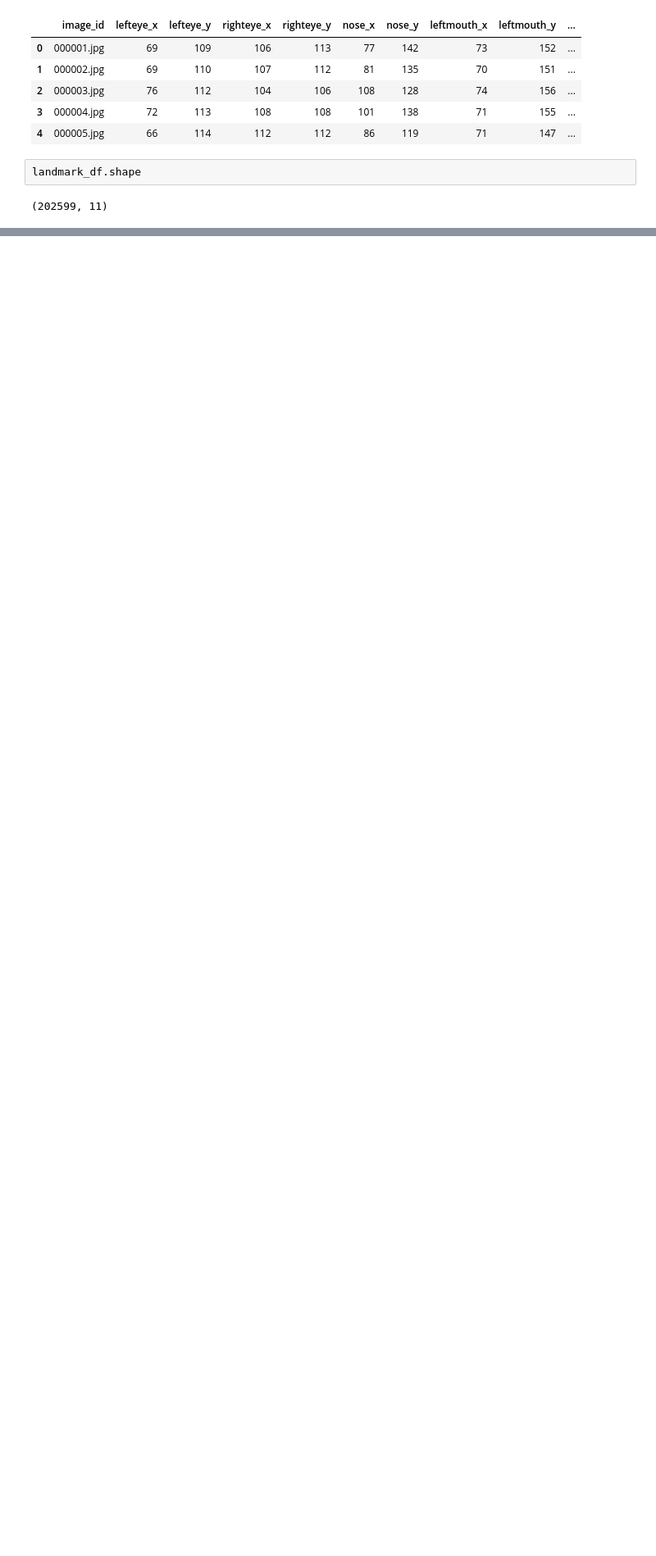
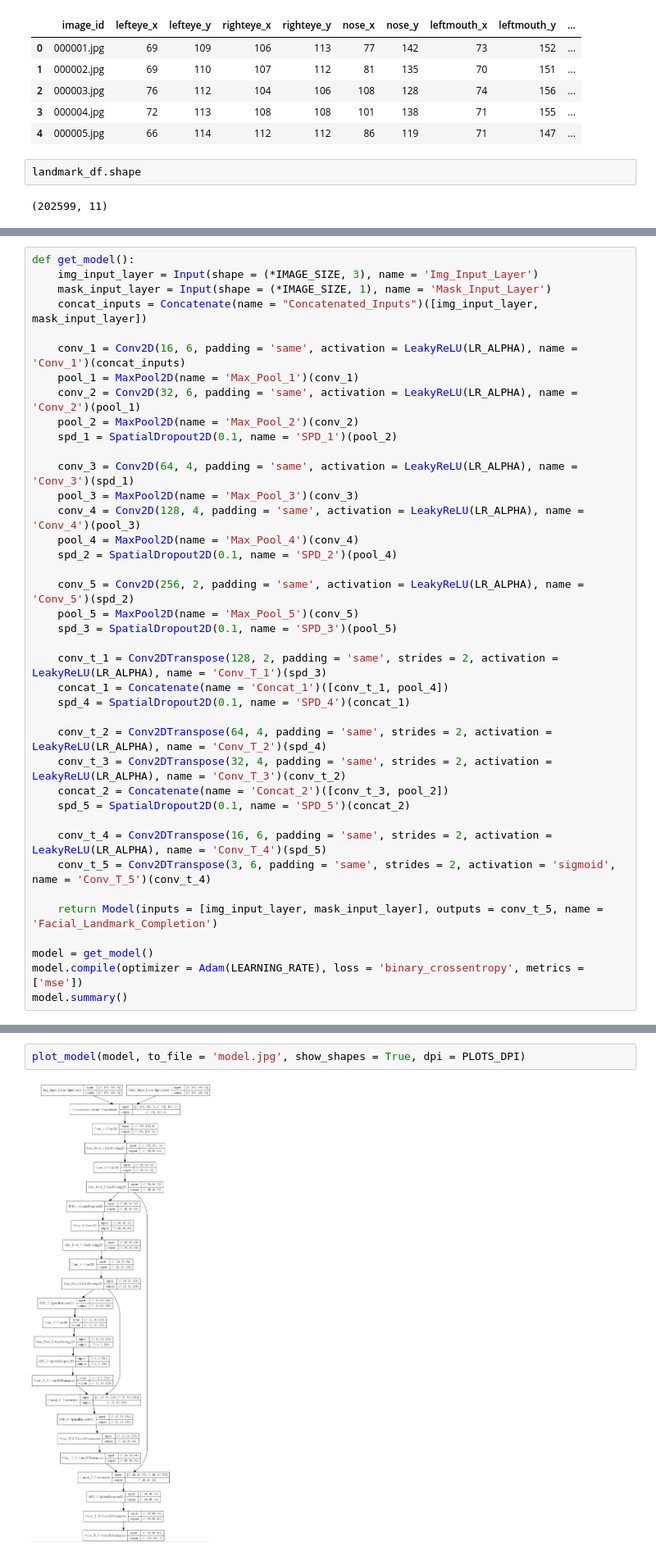
Before and after one commit to mayur7garg/KaggleCelebFaces, a Jupyter notebook: Face Completion/CelebFaces_Face_Completion.ipynb, the cells around one changed output, grey strips where cells are left out. Shown at 82% size. Drawn from its saved outputs; the diff is of its cells as text; blank space fills up the shorter version.

```diff
--- a/Face Completion/CelebFaces_Face_Completion.ipynb
+++ b/Face Completion/CelebFaces_Face_Completion.ipynb
@@ -96,0 +119,39 @@ plt.show()
+# %%
+def get_model():
+    img_input_layer = Input(shape = (*IMAGE_SIZE, 3), name = 'Img_Input_Layer')
+    mask_input_layer = Input(shape = (*IMAGE_SIZE, 1), name = 'Mask_Input_Layer')
+    concat_inputs = Concatenate(name = "Concatenated_Inputs")([img_input_layer, mask_input_layer])
+
+    conv_1 = Conv2D(16, 6, padding = 'same', activation = LeakyReLU(LR_ALPHA), name = 'Conv_1')(concat_inputs)
+    pool_1 = MaxPool2D(name = 'Max_Pool_1')(conv_1)
+    conv_2 = Conv2D(32, 6, padding = 'same', activation = LeakyReLU(LR_ALPHA), name = 'Conv_2')(pool_1)
+    pool_2 = MaxPool2D(name = 'Max_Pool_2')(conv_2)
+    spd_1 = SpatialDropout2D(0.1, name = 'SPD_1')(pool_2)
+
+    conv_3 = Conv2D(64, 4, padding = 'same', activation = LeakyReLU(LR_ALPHA), name = 'Conv_3')(spd_1)
+    pool_3 = MaxPool2D(name = 'Max_Pool_3')(conv_3)
+    conv_4 = Conv2D(128, 4, padding = 'same', activation = LeakyReLU(LR_ALPHA), name = 'Conv_4')(pool_3)
+    pool_4 = MaxPool2D(name = 'Max_Pool_4')(conv_4)
+    spd_2 = SpatialDropout2D(0.1, name = 'SPD_2')(pool_4)
+
+    conv_5 = Conv2D(256, 2, padding = 'same', activation = LeakyReLU(LR_ALPHA), name = 'Conv_5')(spd_2)
+    pool_5 = MaxPool2D(name = 'Max_Pool_5')(conv_5)
+    spd_3 = SpatialDropout2D(0.1, name = 'SPD_3')(pool_5)
+
+    conv_t_1 = Conv2DTranspose(128, 2, padding = 'same', strides = 2, activation = LeakyReLU(LR_ALPHA), name = 'Conv_T_1')(spd_3)
+    concat_1 = Concatenate(name = 'Concat_1')([conv_t_1, pool_4])
+    spd_4 = SpatialDropout2D(0.1, name = 'SPD_4')(concat_1)
+
+    conv_t_2 = Conv2DTranspose(64, 4, padding = 'same', strides = 2, activation = LeakyReLU(LR_ALPHA), name = 'Conv_T_2')(spd_4)
+    conv_t_3 = Conv2DTranspose(32, 4, padding = 'same', strides = 2, activation = LeakyReLU(LR_ALPHA), name = 'Conv_T_3')(conv_t_2)
+    concat_2 = Concatenate(name = 'Concat_2')([conv_t_3, pool_2])
+    spd_5 = SpatialDropout2D(0.1, name = 'SPD_5')(concat_2)
+
+    conv_t_4 = Conv2DTranspose(16, 6, padding = 'same', strides = 2, activation = LeakyReLU(LR_ALPHA), name = 'Conv_T_4')(spd_5)
+    conv_t_5 = Conv2DTranspose(3, 6, padding = 'same', strides = 2, activation = 'sigmoid', name = 'Conv_T_5')(conv_t_4)
+
+    return Model(inputs = [img_input_layer, mask_input_layer], outputs = conv_t_5, name = 'Facial_Landmark_Completion')
+
+model = get_model()
+model.compile(optimizer = Adam(LEARNING_RATE), loss = 'binary_crossentropy', metrics = ['mse'])
+model.summary()
@@ -96,0 +176,4 @@ plt.show()
+# %%
+plot_model(model, to_file = 'model.jpg', show_shapes = True, dpi = PLOTS_DPI)
+# %% [output]
+[figure, added]
```
Also changed, not shown: parts of 19 cells of this notebook, 7 other files.
